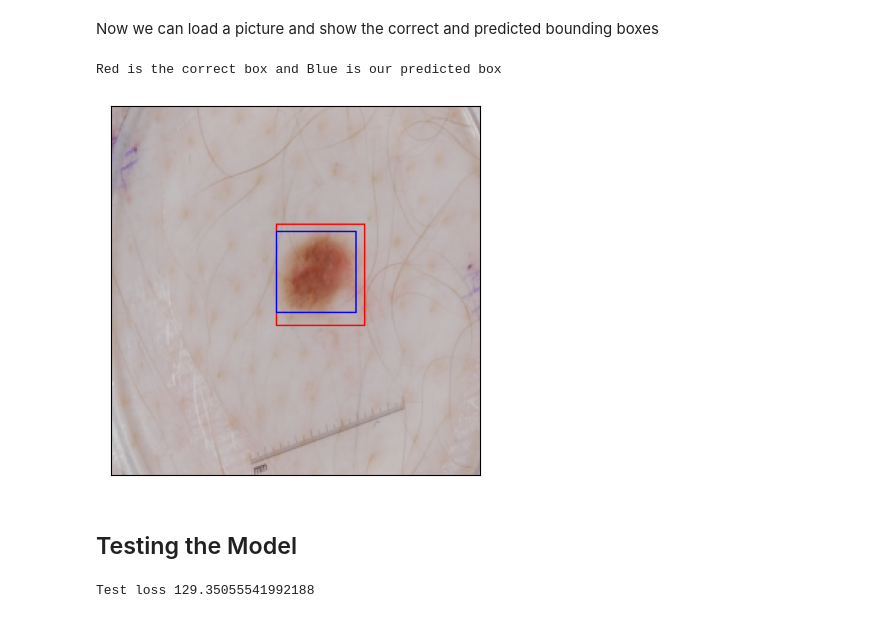
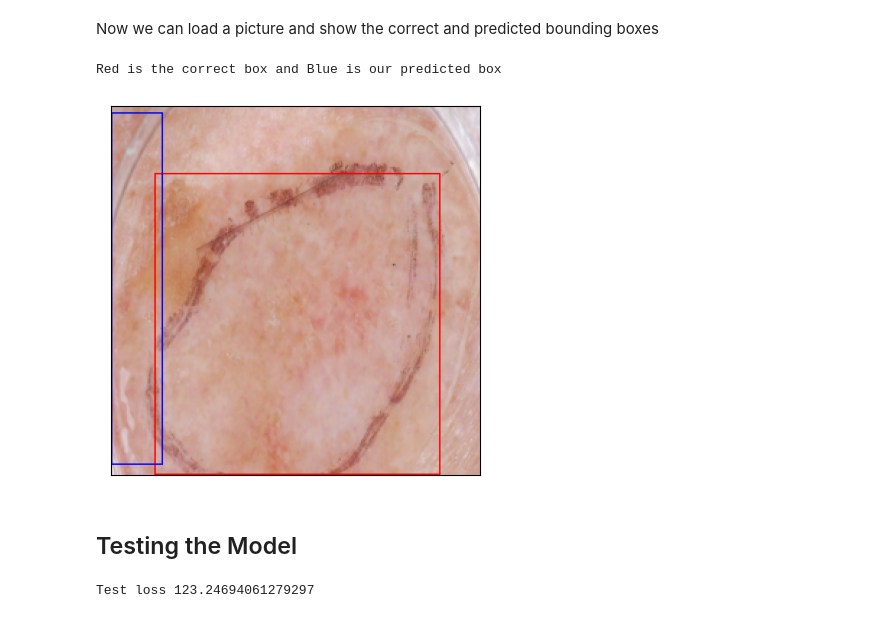
Before and after one commit to Jaco-bB-rown/ECE_284_MHD, a Jupyter notebook: Mask_RCNN.ipynb, the cells around one changed output. Saved outputs shown, nothing was run; the diff lists cells and outputs as text; code cells hidden in the pictures.

```diff
--- a/Mask_RCNN.ipynb
+++ b/Mask_RCNN.ipynb
@@ -33,7 +33,7 @@ Using cuda device
 # %%
 #constants:
 batch_size = 8
-data_aug_type = "4" #what data augmentation schema to train on
+data_aug_type = "1" #what data augmentation schema to train on
 dataset = "Dataset_2017"
 #transforms = dataTransforms(data_aug_type)
 
@@ -214,24 +214,16 @@ with torch.amp.autocast(torch.device(device).type):
     pred_targets = mask_model(torch.stack(test_features).to(device))
 #plt.imshow(img, cmap="rgb")
 # %%
-idx = 2
+idx = 4
 img = test_features[idx].squeeze()
 label = targets[idx]["labels"]
-
 correct_boxes = draw_bounding_boxes(img, torch.cat((targets[idx]["boxes"].to(device),pred_targets[idx]["boxes"][pred_targets[idx]["scores"].argmax(0).item()].unsqueeze(0))), colors=["red","blue"])
 #Testing code below:
-#print(torch.cat((targets[idx]["boxes"].to(device),pred_targets[idx]["boxes"][pred_targets[idx]["scores"].argmax().item()].unsqueeze(0))))
-#print( pred_targets[idx]["boxes"][pred_targets[idx]["scores"].argmax().item()].unsqueeze(0) )
-#correct_boxes = draw_bounding_boxes(img, targets[idx]["boxes"], colors="red")
-#pred_boxes = draw_bounding_boxes(img, pred_targets[idx]["boxes"][pred_targets[idx]["scores"].argmax().item()].unsqueeze(0), colors="Blue")
-#print(targets[idx]["boxes"])
-#print(pred_targets[idx]["boxes"][0].unsqueeze(0))
 show(correct_boxes)
-#show(pred_boxes)
 print("Red is the correct box and Blue is our predicted box")
 # %% [output]
 Red is the correct box and Blue is our predicted box
-[figure, old version]
+[figure, new version]
 # %% [markdown]
 ## Testing the Model
 # %%
@@ -257,4 +249,4 @@ metrics = pd.read_csv(os.path.join('Results','mask_metrics.csv'))
 metrics = pd.concat((metrics,row),ignore_index=True)
 metrics.to_csv(os.path.join('Results','mask_metrics.csv'),index=False)
 # %% [output]
-Test loss 129.35055541992188
+Test loss 123.24694061279297
```
Also changed, not shown: 1 other file.
